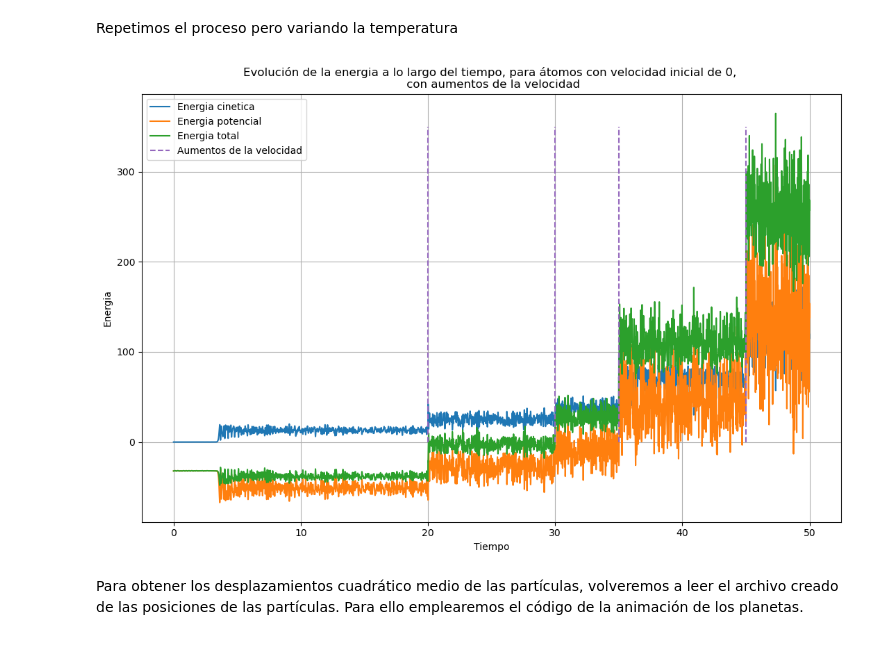
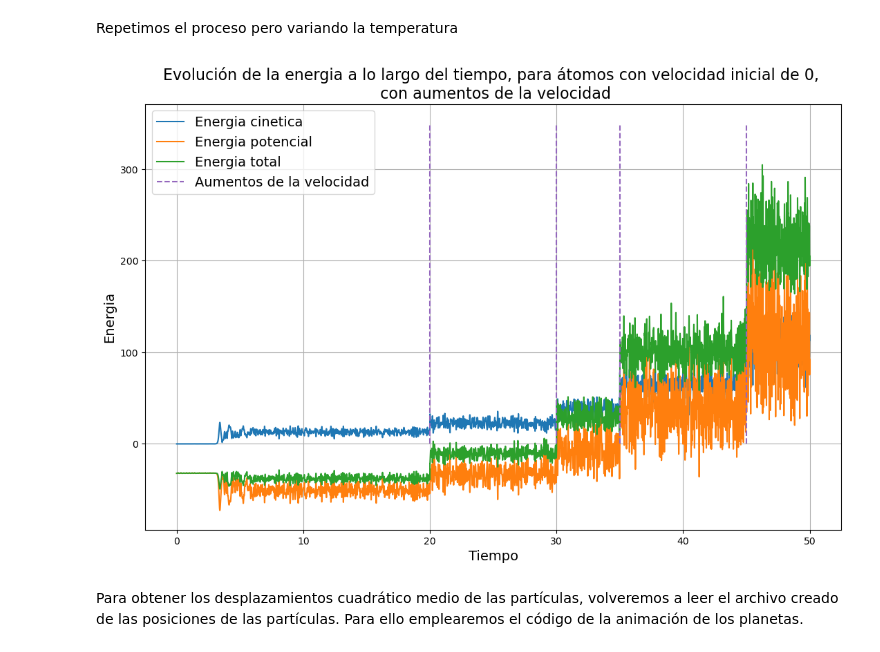
Before and after one commit to liuzhuozhuo/Compu2324, a Jupyter notebook: voluntario1/apartado_4-6.ipynb, the cells around one changed output. Saved outputs shown, nothing was run; the diff lists cells and outputs as text; code cells hidden in the pictures.

```diff
--- a/voluntario1/apartado_4-6.ipynb
+++ b/voluntario1/apartado_4-6.ipynb
@@ -301,23 +301,23 @@ f_energia.close()
 # %%
 fig=plt.figure(figsize=(13,8)) #Size of the plot
 ax=fig.add_subplot(111)
 
 plt.plot(time, T, label="Energia cinetica")
 plt.plot(time, V, label="Energia potencial")
 plt.plot(time, T+V, label="Energia total")
 plt.vlines(20, 0, 350, color='tab:purple', linestyle='--', label='Aumentos de la velocidad')
 plt.vlines(30, 0, 350, color='tab:purple', linestyle='--')
 plt.vlines(35, 0, 350, color='tab:purple', linestyle='--')
 plt.vlines(45, 0, 350, color='tab:purple', linestyle='--')
-plt.xlabel("Tiempo")
-plt.ylabel("Energia")
-plt.legend()
-plt.title(f"Evolución de la energia a lo largo del tiempo, para átomos con velocidad inicial de {v_0}, \n con aumentos de la velocidad")
+plt.xlabel("Tiempo", fontsize=14)
+plt.ylabel("Energia", fontsize=14)
+plt.legend(fontsize=14)
+plt.title(f"Evolución de la energia a lo largo del tiempo, para átomos con velocidad inicial de {v_0}, \n con aumentos de la velocidad", fontsize=16)
 plt.grid()
 
 plt.savefig(f"latex/plots/apartado_6_energia_{v_0}.png")
 # %% [output]
-[figure, old version]
+[figure, new version]
 # %% [markdown]
 Para obtener los desplazamientos cuadrático medio de las partículas, volveremos a leer el archivo creado de las posiciones de las partículas. Para ello emplearemos el código de la animación de los planetas.
 # %%
```
Also changed, not shown: parts of 3 cells of this notebook, 55 other files.
